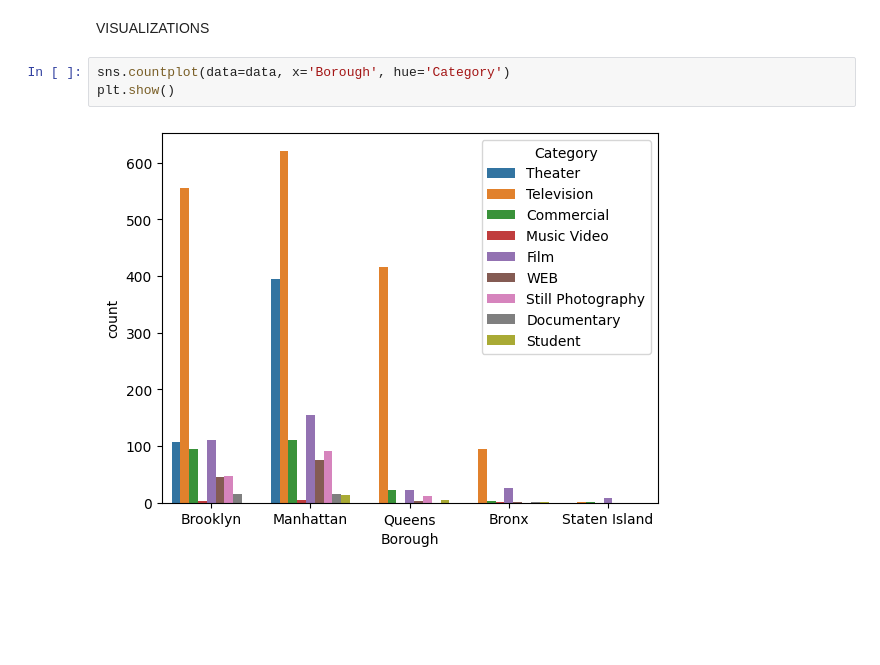
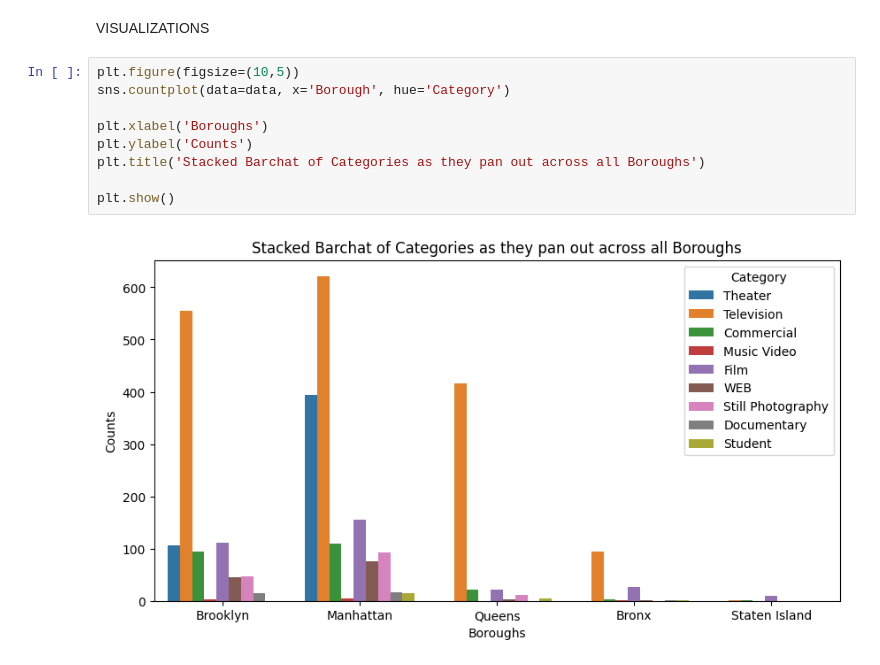
Before and after one commit to SeunGansallo/FilmPermitsAnalysis-repo, a Jupyter notebook: Cleaning.ipynb, the cells around one changed output. Saved outputs shown, nothing was run; the diff lists cells and outputs as text; blank space fills up the shorter version.

```diff
--- a/Cleaning.ipynb
+++ b/Cleaning.ipynb
@@ -135,8 +135,14 @@ Music Video             8
 Name: count, dtype: int64
 # %% [markdown]
 VISUALIZATIONS
-# %%
-sns.countplot(data=data, x='Borough', hue='Category')
-plt.show()
-# %% [output]
-[figure, removed]
+# %%
+plt.figure(figsize=(10,5))
+sns.countplot(data=data, x='Borough', hue='Category')
+
+plt.xlabel('Boroughs')
+plt.ylabel('Counts')
+plt.title('Stacked Barchat of Categories as they pan out across all Boroughs')
+
+plt.show()
+# %% [output]
+[figure, added]
```
